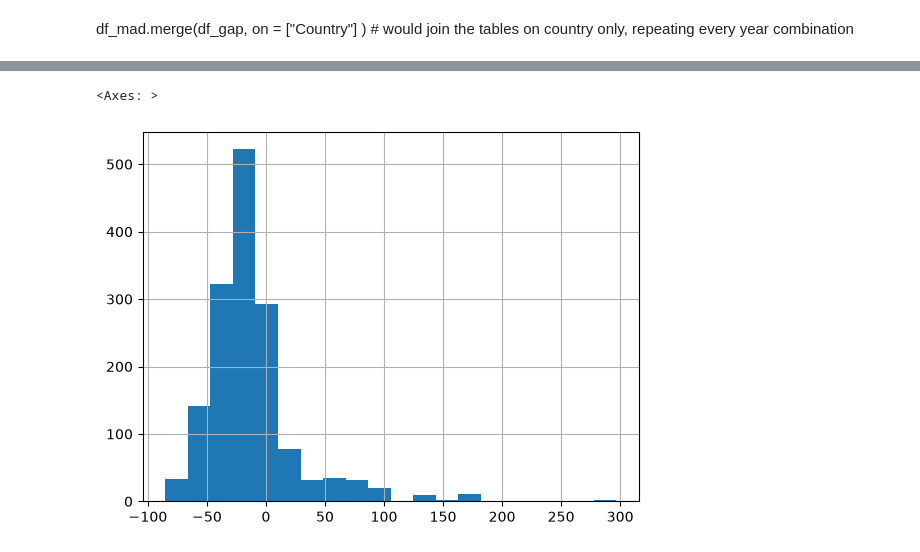
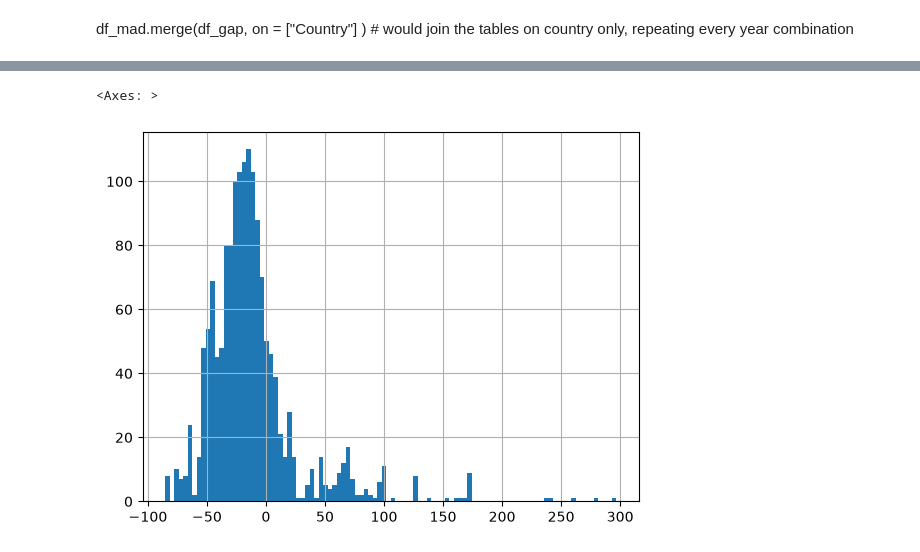
Before and after one commit to buicaothe/PYTHON, a Jupyter notebook: DATA ENGINEERING/Week 05/20260910-deai-intro-coursework.ipynb, the cells around one changed output, grey strips where cells are left out. Saved outputs shown, nothing was run; the diff lists cells and outputs as text; code cells hidden in the pictures.

```diff
--- a/DATA ENGINEERING/Week 05/20260910-deai-intro-coursework.ipynb
+++ b/DATA ENGINEERING/Week 05/20260910-deai-intro-coursework.ipynb
@@ -422,8 +422,8 @@ df_gap_mad  # show the full joined table
 # %%
-df_gap_mad["GDP_diff_perc"].hist(bins=20)  # histogram of the percent difference, split into 20 bars
+df_gap_mad["GDP_diff_perc"].hist(bins=100)  # histogram of the percent difference, split into 100 bars
 # %% [output]
 <Axes: >
-[figure, old version]
+[figure, new version]
 # %%
 df_gap_mad.loc[df_gap_mad["GDP_diff"].idxmin()]  # row where Gapminder is lowest compared with Maddison
 # %% [output]
```
Also changed, not shown: parts of 9 cells of this notebook, 3 other files.
